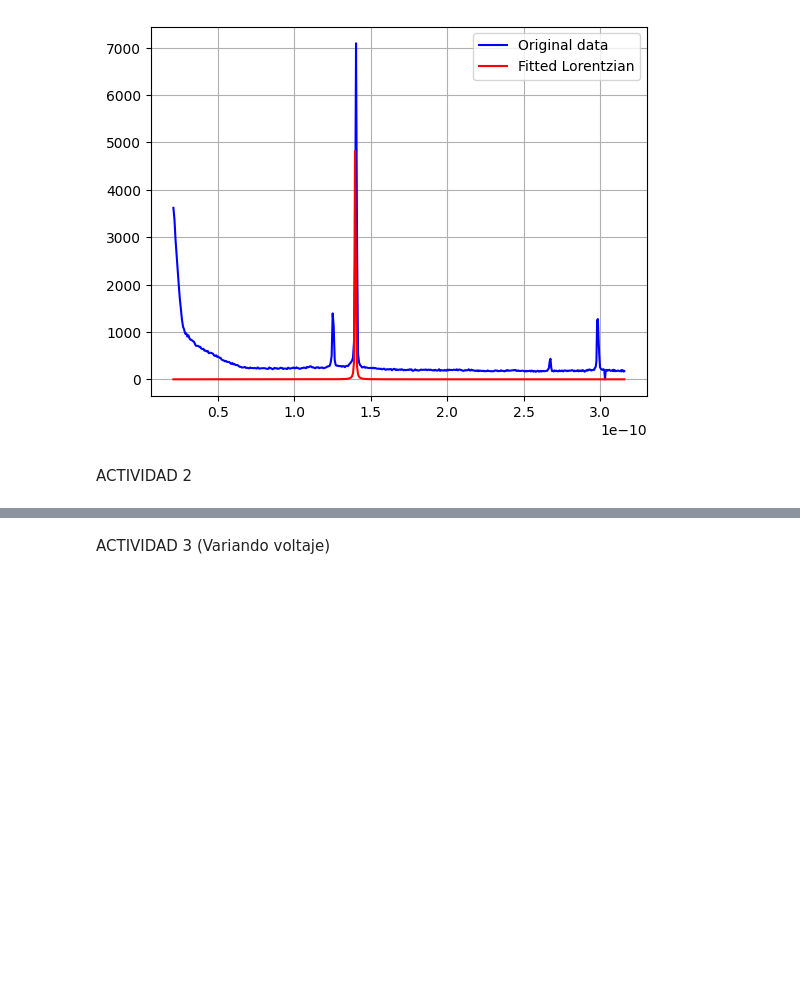
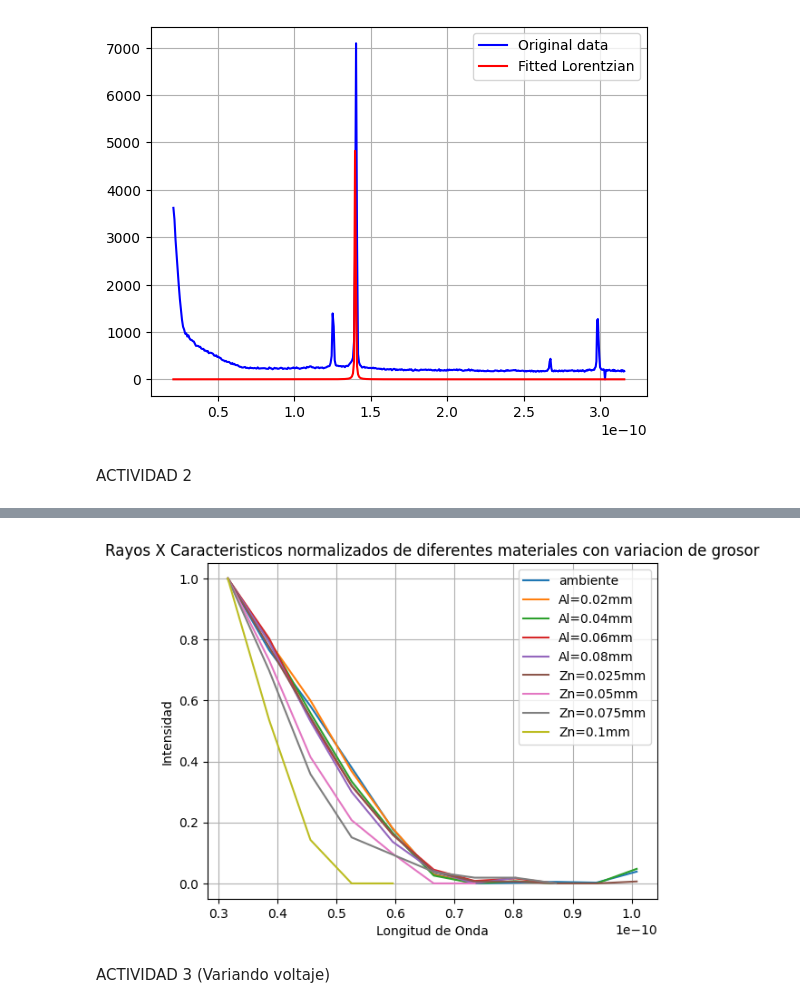
Before and after one commit to LabIntermedio/COD-INTERMEDIO, a Jupyter notebook: Rayos X/Rayos X.ipynb, the cells around one changed output, grey strips where cells are left out. Drawn from its saved outputs; the diff is of its cells as text; code cells hidden in the pictures; blank space fills up the shorter version.

```diff
--- a/Rayos X/Rayos X.ipynb
+++ b/Rayos X/Rayos X.ipynb
@@ -128,3 +133,24 @@ No artists with labels found to put in legend.  Note that artists whose label st
+# %%
+def norm(data):
+    return (data - np.min(data)) / (np.max(data) - np.min(data))
+plt.plot()
+plt.plot(ley_de_bragg(actividad2ambiente['Ángulo del crista']),norm(actividad2ambiente['Tasa con 30kV']),label='ambiente')
+plt.plot(ley_de_bragg(actividad2Al0_02['Ángulo del crista']),norm(actividad2Al0_02['Tasa con 30kV']),label='Al=0.02mm')
+plt.plot(ley_de_bragg(actividad2Al0_04['Ángulo del crista']),norm(actividad2Al0_04['Tasa con 30kV']),label='Al=0.04mm')
+plt.plot(ley_de_bragg(actividad2Al0_06['Ángulo del crista']),norm(actividad2Al0_06['Tasa con 30kV']),label='Al=0.06mm')
+plt.plot(ley_de_bragg(actividad2Al0_08['Ángulo del crista']),norm(actividad2Al0_08['Tasa con 30kV']),label='Al=0.08mm')
+plt.plot(ley_de_bragg(actividad2Zn0_025['Ángulo del crista']),norm(actividad2Zn0_025['Tasa con 30kV']),label='Zn=0.025mm')
+plt.plot(ley_de_bragg(actividad2Zn0_05['Ángulo del crista']),norm(actividad2Zn0_05['Tasa con 30kV']),label='Zn=0.05mm')
+plt.plot(ley_de_bragg(actividad2Zn0_075['Ángulo del crista']),norm(actividad2Zn0_075['Tasa con 30kV']),label='Zn=0.075mm')
+plt.plot(ley_de_bragg(actividad2Zn0_1['Ángulo del crista']),norm(actividad2Zn0_1['Tasa con 30kV']),label='Zn=0.1mm')
+plt.title('Rayos X Caracteristicos normalizados de diferentes materiales con variacion de grosor')
+plt.xlabel('Longitud de Onda')
+plt.ylabel('Intensidad')
+plt.grid()
+plt.legend()
+plt.show()
+# %% [output]
+[figure, added]
 # %% [markdown]
 ACTIVIDAD 3 (Variando voltaje)
 # %%
```
Also changed, not shown: parts of 3 cells of this notebook.
